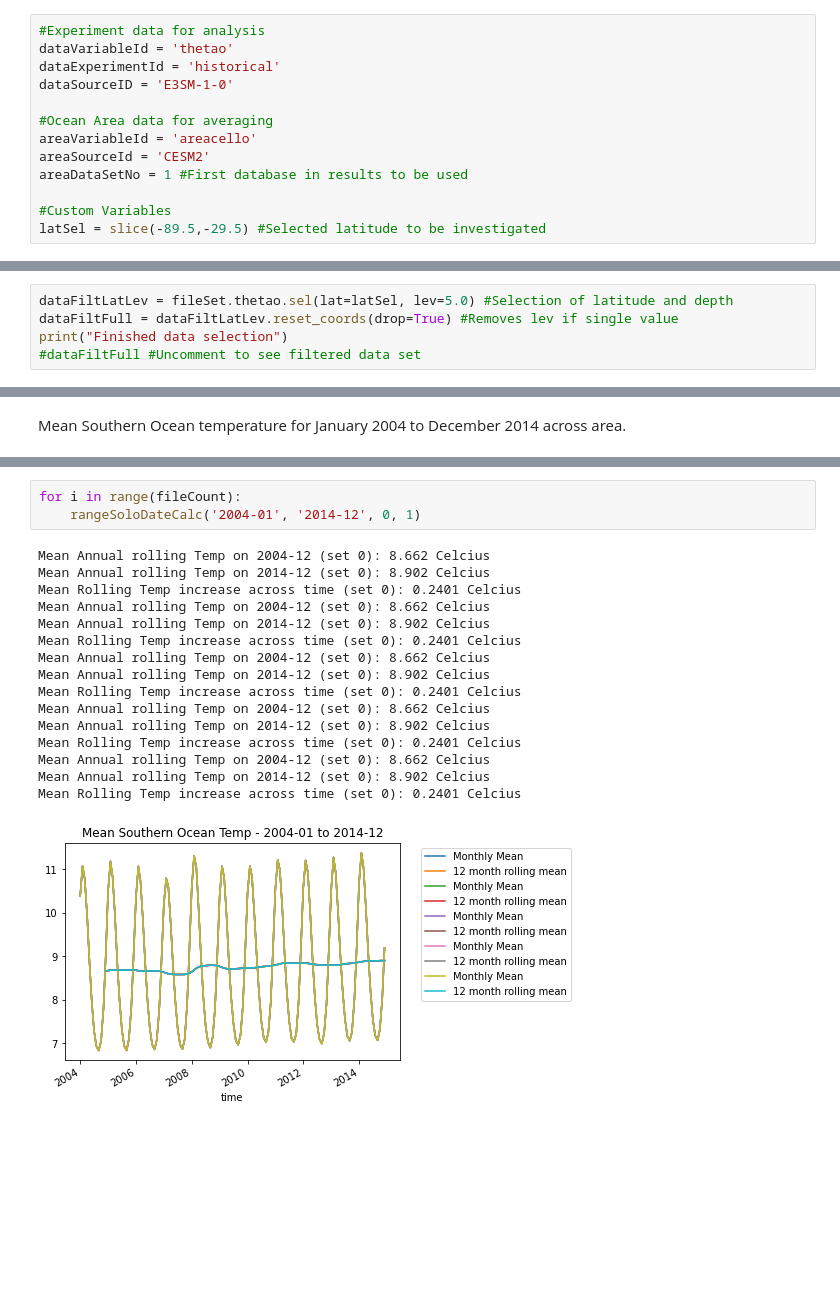
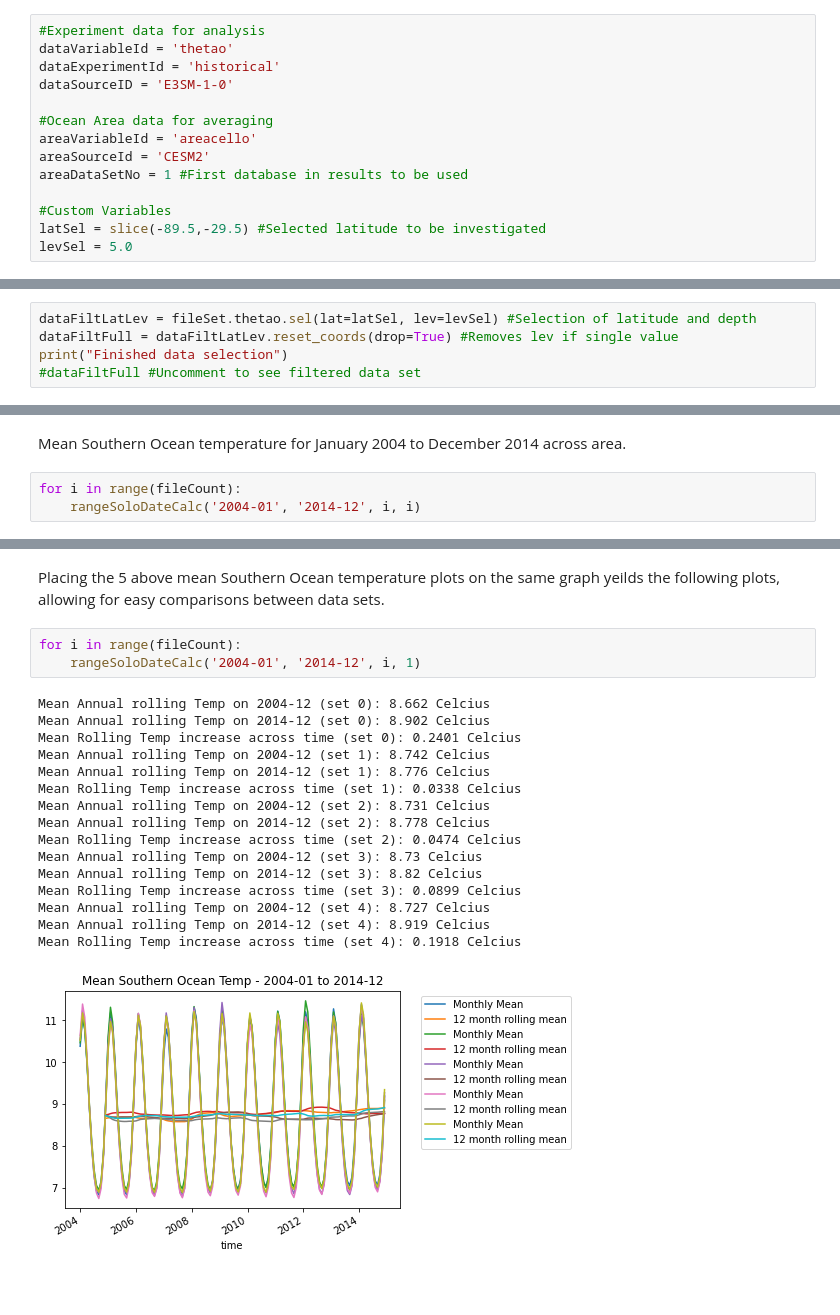
Before and after one commit to el1247/BAS_AI4ER_SAM, a Jupyter notebook: notebooks/exploratory/1.5_el_ESM3Analysis.ipynb, the cells around one changed output, grey strips where cells are left out. Cells and saved outputs as stored; diff of their text form; blank space fills up the shorter version.

Commit message:
1.5_el_EM3Analysis update
Added an additional plot to 1.5_el_ESM3Analysis.

Added cartopy feature to 1.0_el_ESM3CalcFuncs to not shade land mass for std plots.

```diff
--- a/notebooks/exploratory/1.5_el_ESM3Analysis.ipynb
+++ b/notebooks/exploratory/1.5_el_ESM3Analysis.ipynb
@@ -31,6 +31,7 @@ areaDataSetNo = 1 #First database in results to be used
 
 #Custom Variables
 latSel = slice(-89.5,-29.5) #Selected latitude to be investigated
+levSel = 5.0
 # %% [markdown]
 <br>
 # %% [markdown]
@@ -138,7 +139,7 @@ Data sets successfully merged
 # %% [markdown]
 #### Selection of Data
 # %%
-dataFiltLatLev = fileSet.thetao.sel(lat=latSel, lev=5.0) #Selection of latitude and depth
+dataFiltLatLev = fileSet.thetao.sel(lat=latSel, lev=levSel) #Selection of latitude and depth
 dataFiltFull = dataFiltLatLev.reset_coords(drop=True) #Removes lev if single value
 print("Finished data selection")
 #dataFiltFull #Uncomment to see filtered data set
@@ -547,3 +548,6 @@ Mean Rolling Temp increase across time (set All): 0.1206 Celcius
 [figure]
 # %% [markdown]
 Mean Southern Ocean temperature for January 2004 to December 2014 across area.
+# %%
+for i in range(fileCount):
+    rangeSoloDateCalc('2004-01', '2014-12', i, i)
@@ -550,23 +575,25 @@ Mean Southern Ocean temperature for January 2004 to December 2014 across area.
+# %% [markdown]
+Placing the 5 above mean Southern Ocean temperature plots on the same graph yeilds the following plots, allowing for easy comparisons between data sets.
 # %%
 for i in range(fileCount):
-    rangeSoloDateCalc('2004-01', '2014-12', 0, 1)
+    rangeSoloDateCalc('2004-01', '2014-12', i, 1)
 # %% [output]
 Mean Annual rolling Temp on 2004-12 (set 0): 8.662 Celcius
 Mean Annual rolling Temp on 2014-12 (set 0): 8.902 Celcius
 Mean Rolling Temp increase across time (set 0): 0.2401 Celcius
-Mean Annual rolling Temp on 2004-12 (set 0): 8.662 Celcius
-Mean Annual rolling Temp on 2014-12 (set 0): 8.902 Celcius
-Mean Rolling Temp increase across time (set 0): 0.2401 Celcius
-Mean Annual rolling Temp on 2004-12 (set 0): 8.662 Celcius
-Mean Annual rolling Temp on 2014-12 (set 0): 8.902 Celcius
-Mean Rolling Temp increase across time (set 0): 0.2401 Celcius
-Mean Annual rolling Temp on 2004-12 (set 0): 8.662 Celcius
-Mean Annual rolling Temp on 2014-12 (set 0): 8.902 Celcius
-Mean Rolling Temp increase across time (set 0): 0.2401 Celcius
-Mean Annual rolling Temp on 2004-12 (set 0): 8.662 Celcius
-Mean Annual rolling Temp on 2014-12 (set 0): 8.902 Celcius
-Mean Rolling Temp increase across time (set 0): 0.2401 Celcius
+Mean Annual rolling Temp on 2004-12 (set 1): 8.742 Celcius
+Mean Annual rolling Temp on 2014-12 (set 1): 8.776 Celcius
+Mean Rolling Temp increase across time (set 1): 0.0338 Celcius
+Mean Annual rolling Temp on 2004-12 (set 2): 8.731 Celcius
+Mean Annual rolling Temp on 2014-12 (set 2): 8.778 Celcius
+Mean Rolling Temp increase across time (set 2): 0.0474 Celcius
+Mean Annual rolling Temp on 2004-12 (set 3): 8.73 Celcius
+Mean Annual rolling Temp on 2014-12 (set 3): 8.82 Celcius
+Mean Rolling Temp increase across time (set 3): 0.0899 Celcius
+Mean Annual rolling Temp on 2004-12 (set 4): 8.727 Celcius
+Mean Annual rolling Temp on 2014-12 (set 4): 8.919 Celcius
+Mean Rolling Temp increase across time (set 4): 0.1918 Celcius
-[figure, old version]
+[figure, new version]
 # %% [markdown]
 <br>
 # %% [markdown]
```
Also changed, not shown: parts of 1 cell of this notebook, 1 other file.
